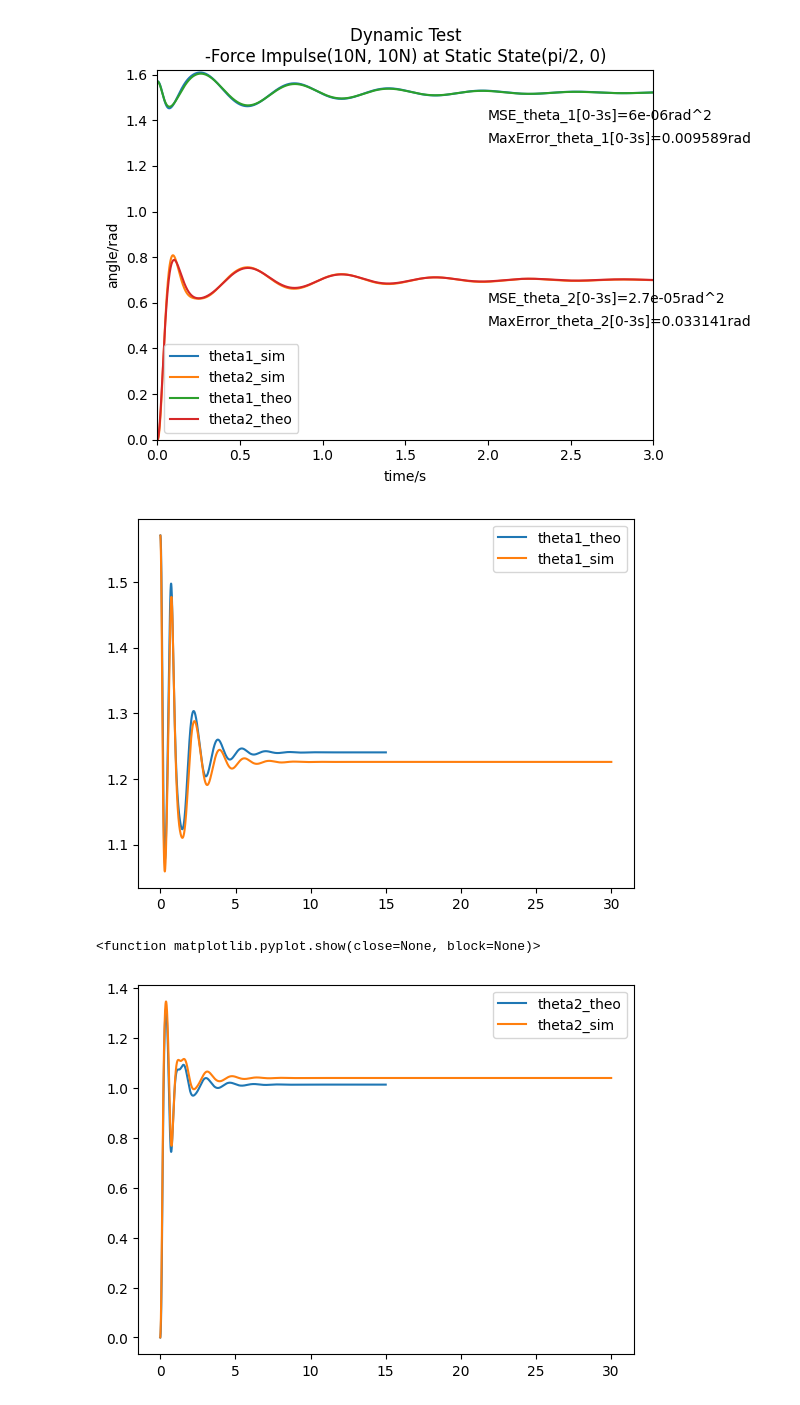
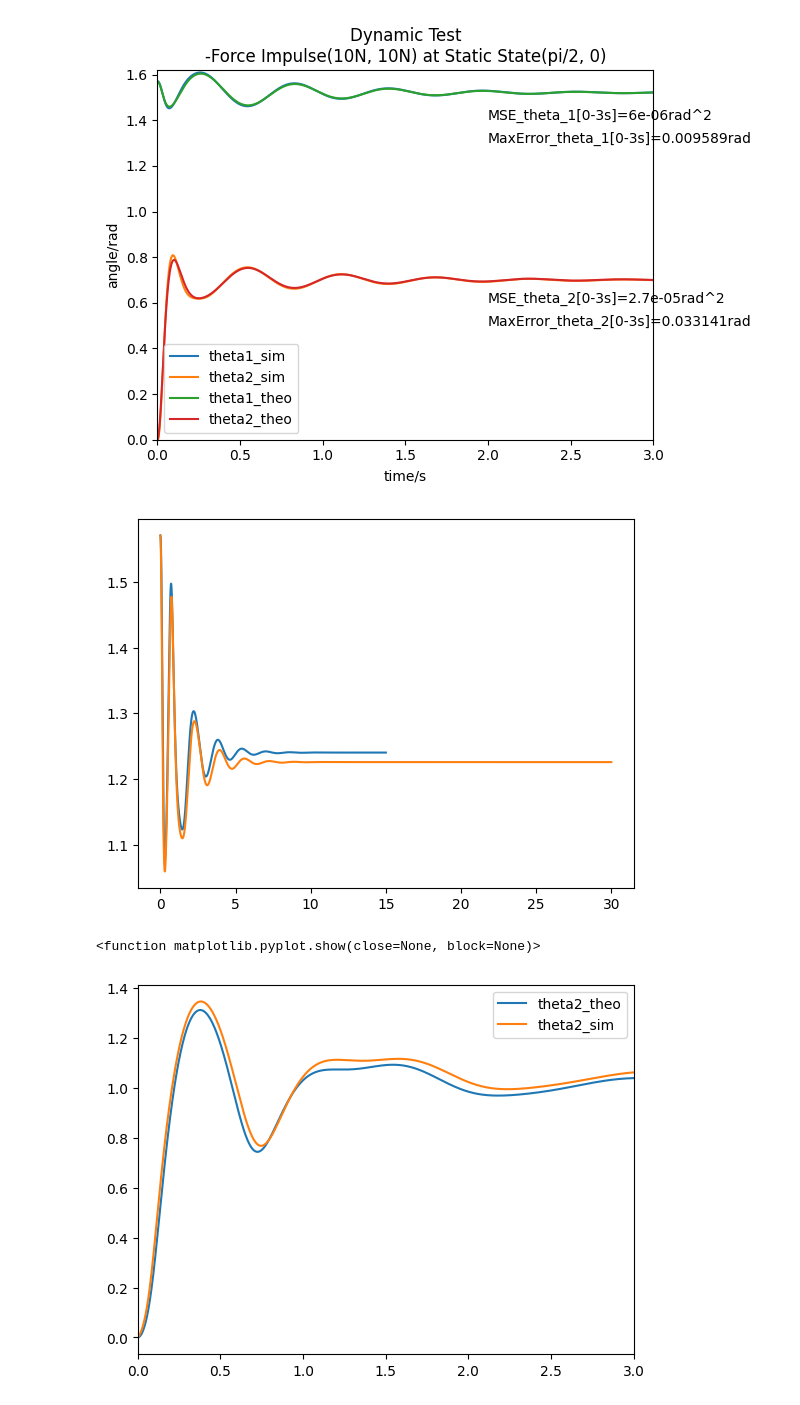
Before and after one commit to fly-pigTH/EquiMus, a Jupyter notebook: src/AtoB.ipynb, the cells around one changed output. Cells and saved outputs as stored; diff of their text form; code cells hidden in the pictures.

```diff
--- a/src/AtoB.ipynb
+++ b/src/AtoB.ipynb
@@ -60,27 +60,27 @@ plt.show()
 # %%
 # Landing Model 2DOF 单点动力学
 
 # 创建图形和三维轴
-sim_data = np.load("../data/Exp-landing 10-20N Force Pulse-20250103_012737/StaticState_list.npy")
+sim_data = np.load("../data/Exp-landing 10-20N Force Pulse-20250103_013557/StaticState_list.npy")
 
 t = scipy.io.loadmat("../AtoBMatlab/landing/data/t.mat")['t']
 Xt = scipy.io.loadmat("../AtoBMatlab/landing/data/Xt.mat")['Xt']
 Xt.shape
 theta_1 = Xt[:, 0]
 theta_2 = Xt[:, 1]
 plt.plot(t, theta_1, label="theta1_theo")
 # sim_data: 0-F1, 1-F2, 2-time, 3-Hori, 4-Connec, 5-Theta1, 6-Theta2
 plt.plot(sim_data[:,2], sim_data[:,5]+math.pi/2, label="theta1_sim")
-plt.legend()
 plt.show()
 
 plt.plot(t, theta_2, label="theta2_theo")
 # sim_data: 0-F1, 1-F2, 2-time, 3-Hori, 4-Connec, 5-Theta1, 6-Theta2
 plt.plot(sim_data[:,2], sim_data[:,6], label="theta2_sim")
 plt.legend()
+plt.xlim([0, 3])
 plt.show
 # %% [output]
-[figure, old version]
+[figure, new version]
 <function matplotlib.pyplot.show(close=None, block=None)>
-[figure, old version]
+[figure, new version]
 # %%
```
Also changed, not shown: parts of 1 cell of this notebook, 2 other files.
